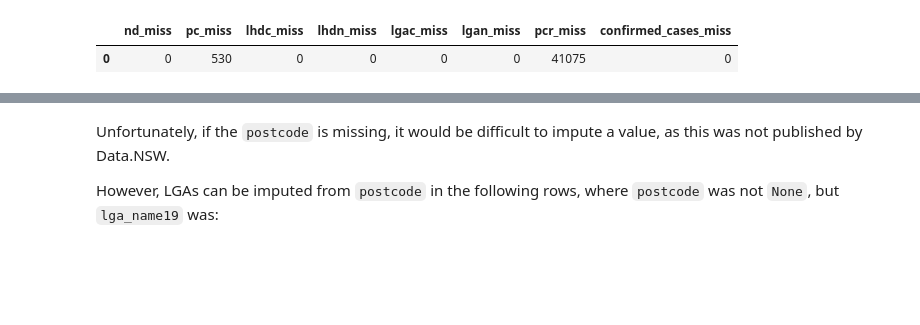
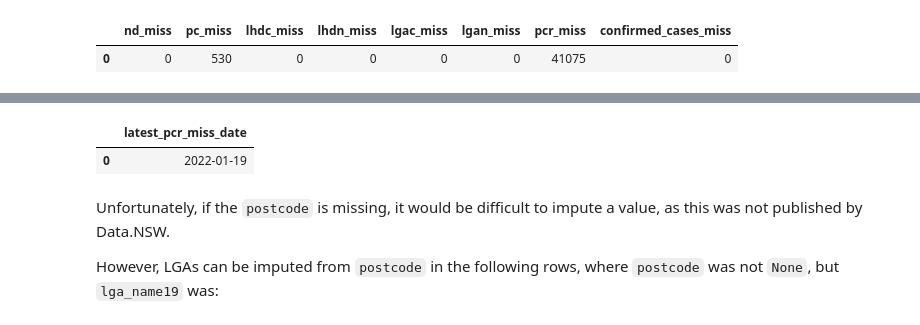
Before and after one commit to henrylin03/covid-nsw, a Jupyter notebook: covid-nsw.ipynb, the cells around one changed output, grey strips where cells are left out. Saved outputs shown, nothing was run; the diff lists cells and outputs as text; code cells hidden in the pictures; blank space fills up the shorter version.

```diff
--- a/covid-nsw.ipynb
+++ b/covid-nsw.ipynb
@@ -43,3 +59,12 @@ pd.read_sql_query("""SELECT SUM(CASE WHEN notification_date IS NULL THEN 1 ELSE
+# %%
+pd.read_sql_query("""
+    SELECT MAX(notification_date) AS 'latest_pcr_miss_date'
+    FROM covid
+    WHERE confirmed_by_pcr IS NULL
+""", engine)
+# %% [output]
+|  | latest_pcr_miss_date |
+| 0 | 2022-01-19 |
 # %%
 ###
 # %% [markdown]
```
Also changed, not shown: parts of 3 cells of this notebook.
